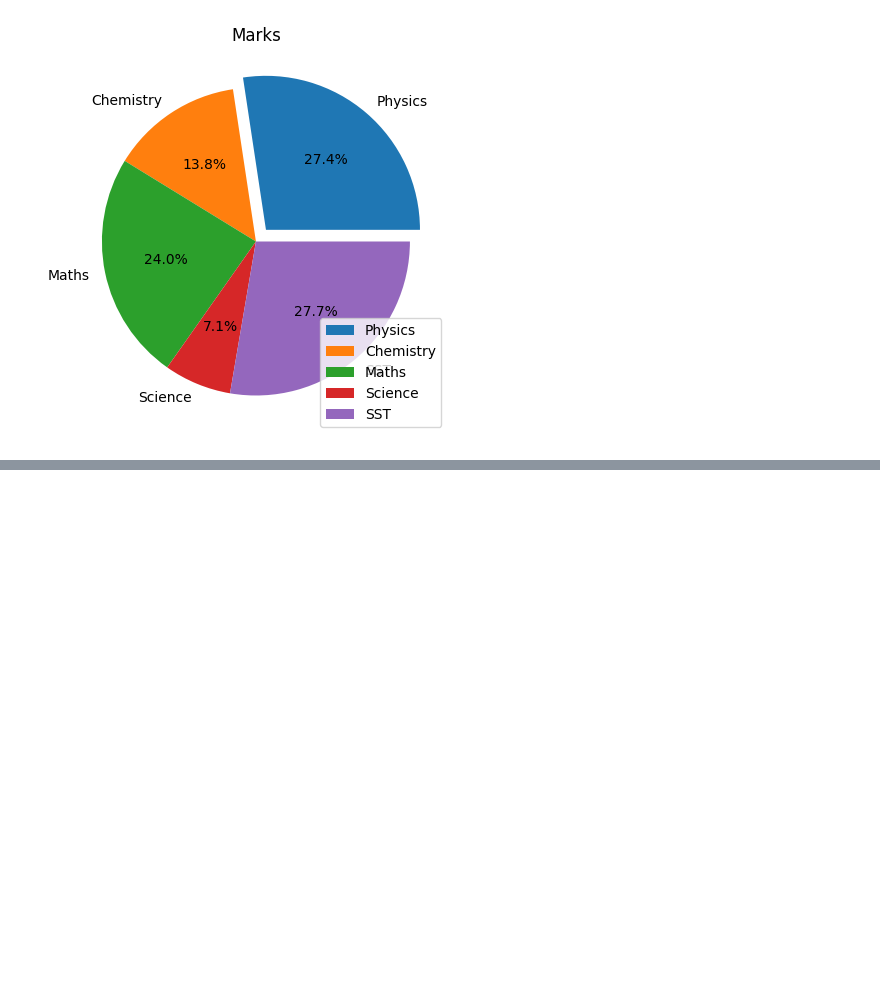
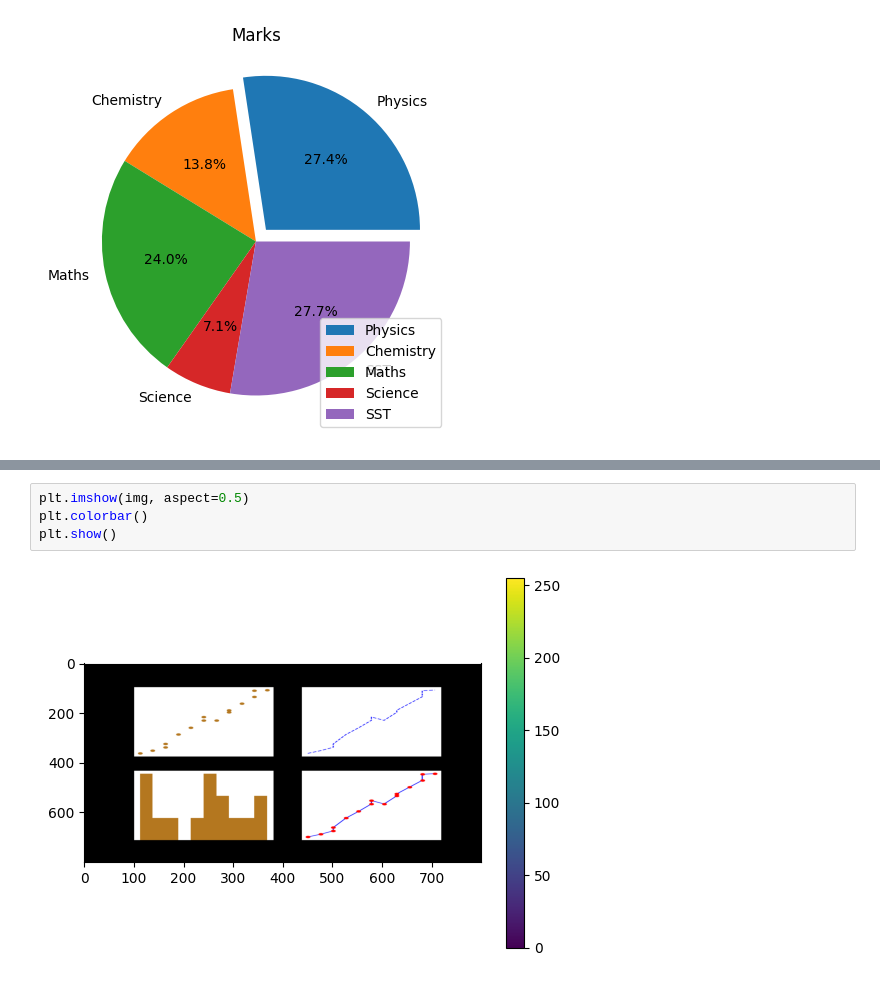
Before and after one commit to asupraja3/py-ml-toolkit-collab, a Jupyter notebook: Matplotlib_collab.ipynb, the cells around one changed output, grey strips where cells are left out. Drawn from its saved outputs; the diff is of its cells as text; blank space fills up the shorter version.

```diff
--- a/Matplotlib_collab.ipynb
+++ b/Matplotlib_collab.ipynb
@@ -354,0 +413,6 @@ plt.show()
+# %%
+plt.imshow(img, aspect=0.5)
+plt.colorbar()
+plt.show()
+# %% [output]
+[figure, added]
```
Also changed, not shown: parts of 6 cells of this notebook.
